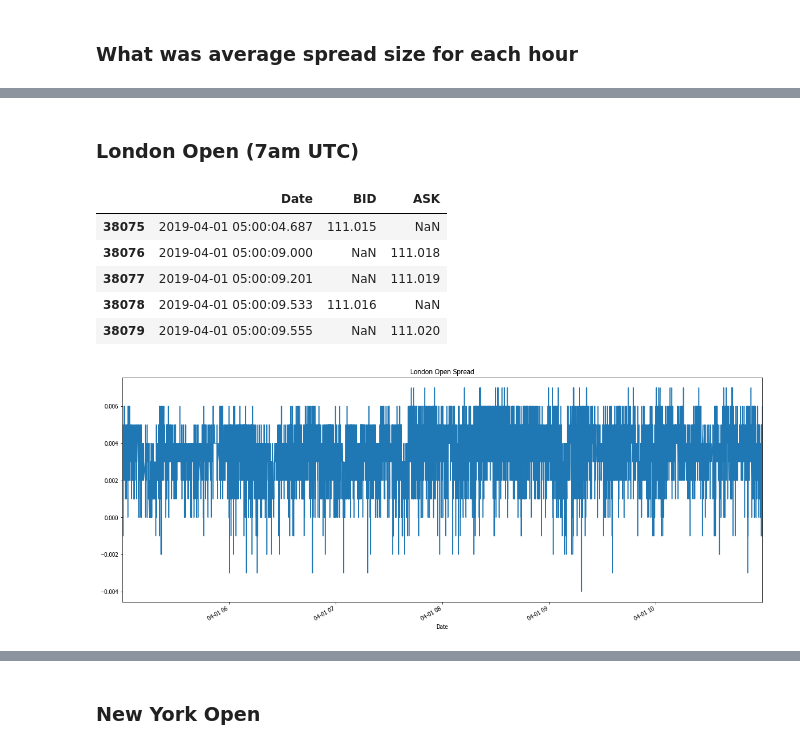
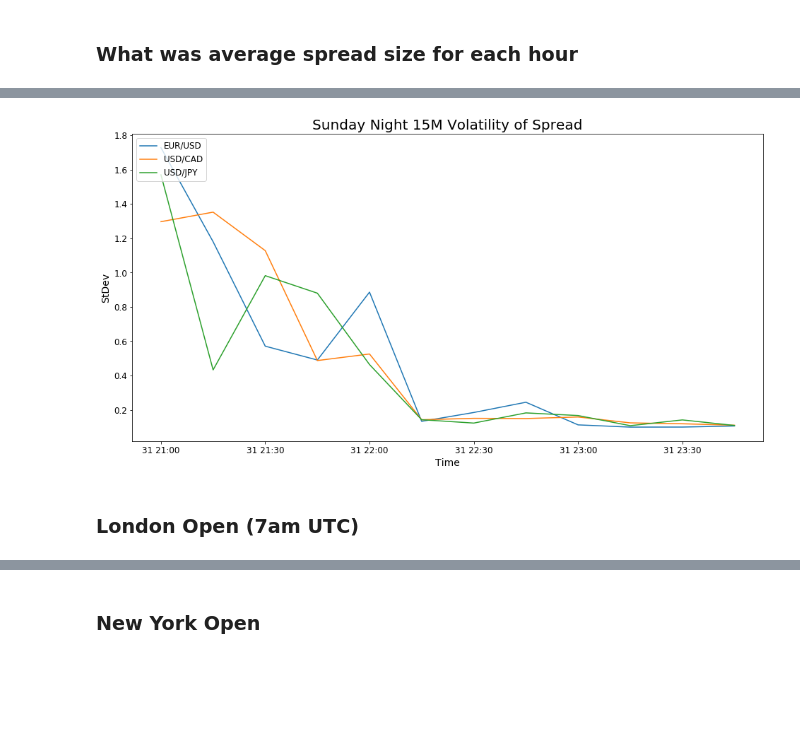
Before and after one commit to jgerardsimcock/robot_wealth, a Jupyter notebook: notebooks/notebooks_python/FX_opening_analysis.ipynb, the cells around one changed output, grey strips where cells are left out. Cells and saved outputs as stored; diff of their text form; code cells hidden in the pictures; blank space fills up the shorter version.

```diff
--- a/notebooks/notebooks_python/FX_opening_analysis.ipynb
+++ b/notebooks/notebooks_python/FX_opening_analysis.ipynb
@@ -63,12 +106,21 @@ sunday_trading.groupby(pd.Grouper(freq='15min')).std()['spread'].plot('line', ti
+# %%
+for symbol, df in sunday_trading.items():
+    plt.plot(df.groupby(pd.Grouper(freq='15min')).std()['spread_pips'], label = symbol)
+plt.legend(loc = 'upper left')
+plt.title("Sunday Night 15M Volatility of Spread", fontsize=20)
+plt.xlabel("Time", fontsize = 14)
+plt.ylabel("StDev", fontsize = 14)
+plt.show()
+# %% [output]
+[figure, added]
 # %% [markdown]
 ### London Open (7am UTC)
 # %%
-london_open = df.loc[(df['Date'].dt.weekday == 0) & (df['Date'].dt.hour < 11) & (df['Date'].dt.hour > 4)]
-london_open.head()
+london_open = {}
+for symbol, df in symbols.items():
+    df['Date'] = pd.to_datetime(df['Date'])
+    london_open[symbol] = df.loc[(df['Date'].dt.weekday == 0) & (df['Date'].dt.hour < 11) & (df['Date'].dt.hour > 4)]
+    london_open[symbol] = london_open[symbol].set_index('Date')
+    london_open[symbol] = london_open[symbol].fillna(method = 'ffill')
+    pip = assets_info_df.loc[assets_info_df['Name'] == symbol, ["PIP"]]
+    london_open[symbol]['spread_pips'] = (london_open[symbol].ASK - london_open[symbol].BID) / float(pip.PIP)
-# %% [output]
-|  | Date | BID | ASK |
-| 38075 | 2019-04-01 05:00:04.687 | 111.015 | NaN |
-| 38076 | 2019-04-01 05:00:09.000 | NaN | 111.018 |
-| 38077 | 2019-04-01 05:00:09.201 | NaN | 111.019 |
-| 38078 | 2019-04-01 05:00:09.533 | 111.016 | NaN |
-| 38079 | 2019-04-01 05:00:09.555 | NaN | 111.020 |
@@ -79,4 +126,0 @@ london_open['spread'] = london_open['ASK'] - london_open['BID']
-# %%
-london_open.spread.plot(title='London Open Spread', figsize=(20,8));
-# %% [output]
-[figure, removed]
```
Also changed, not shown: parts of 40 cells of this notebook.
